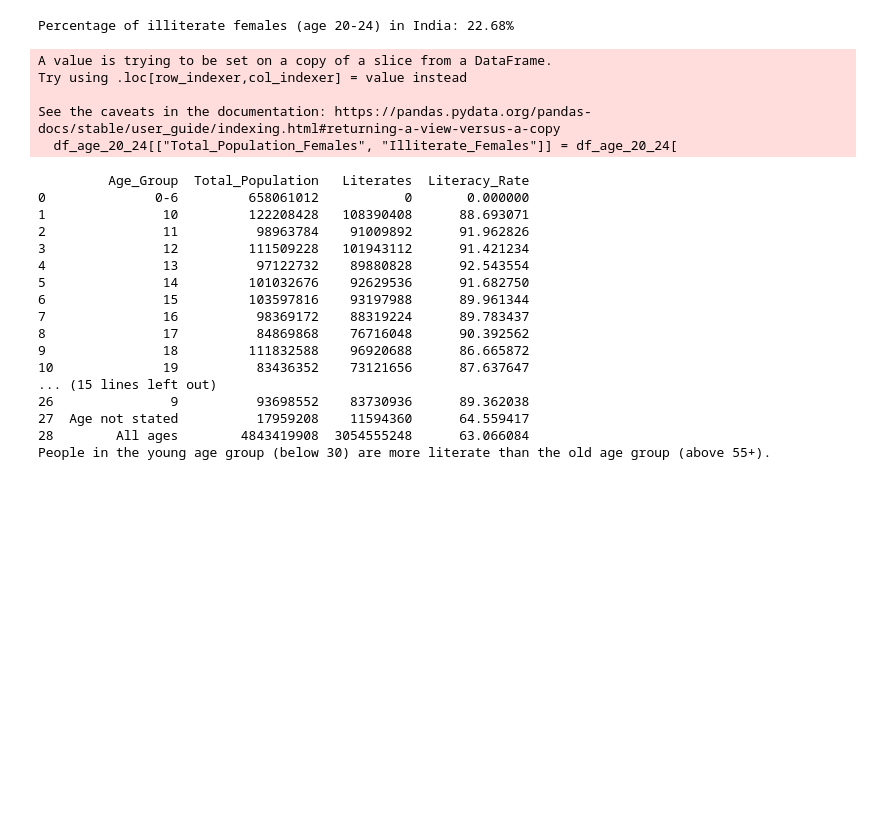
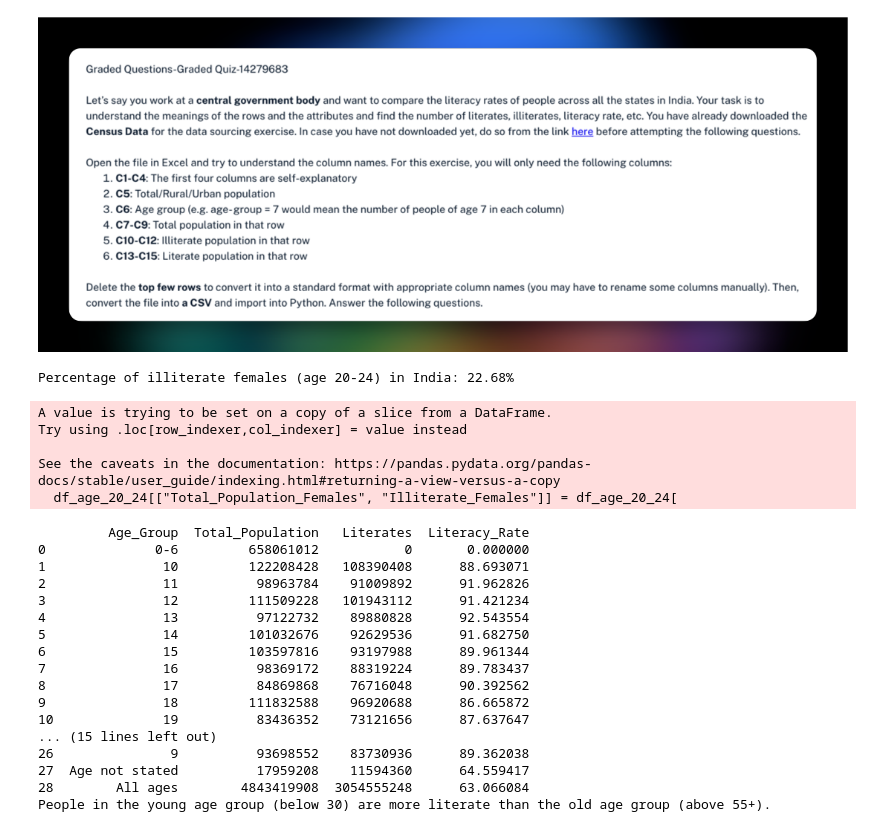
Before and after one commit to SUBHASISHBISWAS/UpGrad, a Jupyter notebook: Code/Courses/C1-SQL and Statistics Essentials/M4-Exploratory Data Analysis/Evaluation/SB-EDA-SOLUTION-Graded-Question/2-EDA - Segmented Univariate - Graded Quesion_sln.ipynb, the cells around one changed output. Drawn from its saved outputs; the diff is of its cells as text; code cells hidden in the pictures; blank space fills up the shorter version.

```diff
--- a/Code/Courses/C1-SQL and Statistics Essentials/M4-Exploratory Data Analysis/Evaluation/SB-EDA-SOLUTION-Graded-Question/2-EDA - Segmented Univariate - Graded Quesion_sln.ipynb
+++ b/Code/Courses/C1-SQL and Statistics Essentials/M4-Exploratory Data Analysis/Evaluation/SB-EDA-SOLUTION-Graded-Question/2-EDA - Segmented Univariate - Graded Quesion_sln.ipynb
@@ -54,0 +8,4 @@ print(df_cleaned.head())
+# %%
+ShowImage("CleanShot 2025-01-30 at 19.47.14.png")
+# %% [output]
+[figure, added]
```
Also changed, not shown: parts of 3 cells of this notebook, 12 other files.
